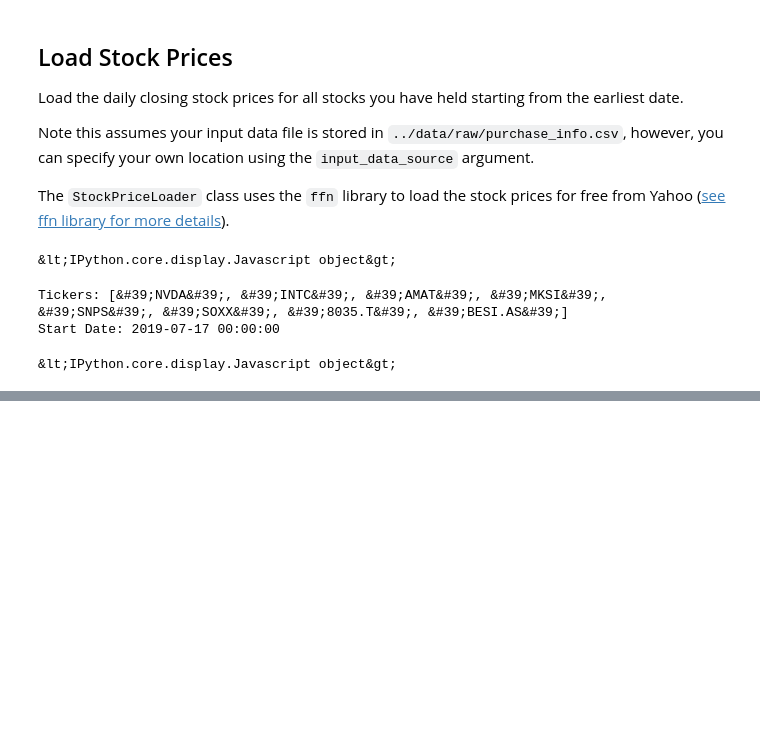
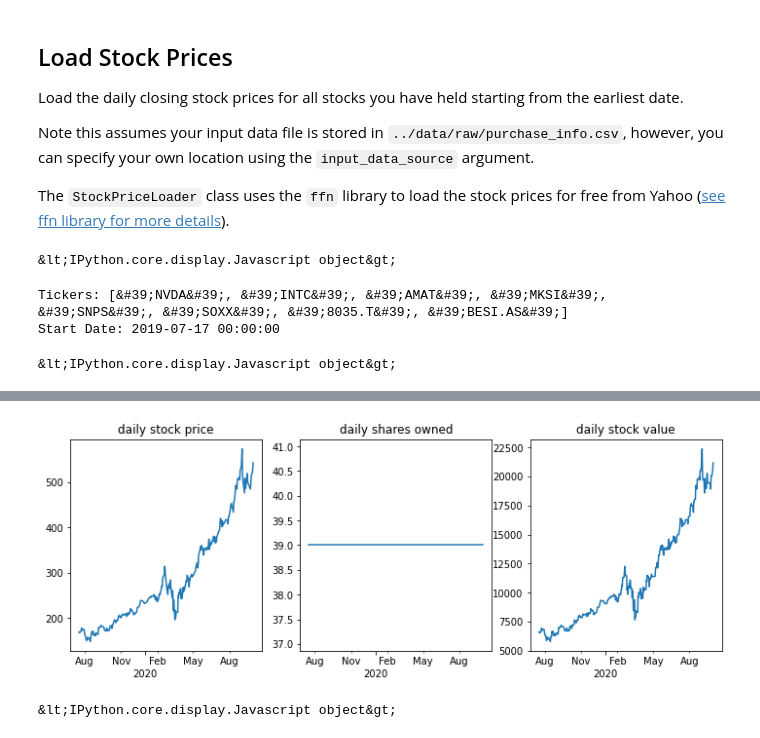
Before and after one commit to julian-west/python_portfolio_tracker, a Jupyter notebook: notebooks/portfolio_analysis.ipynb, the cells around one changed output, grey strips where cells are left out. Cells and saved outputs as stored; diff of their text form; code cells hidden in the pictures; blank space fills up the shorter version.

```diff
--- a/notebooks/portfolio_analysis.ipynb
+++ b/notebooks/portfolio_analysis.ipynb
@@ -88,0 +98,2 @@ plt.show()
+# %%
+stock = CalculateStockValue('NVDA')
@@ -88,0 +124,23 @@ plt.show()
+# %%
+# plot
+years= mdates.YearLocator()
+yearsFmt = mdates.DateFormatter('\n%Y')
+months = mdates.MonthLocator(interval=3)
+monthsFmt = mdates.DateFormatter('%b')
+
+plot_properties = [stock.daily_stock_price,stock.daily_shares_owned, stock.daily_value_usd]
+plot_titles = ['daily stock price', 'daily shares owned','daily stock value']
+_, axs = plt.subplots(ncols=3,figsize=(12,4))
+for i, (property, title) in enumerate(zip(plot_properties,plot_titles)):
+    axs[i].plot(property)
+    axs[i].xaxis.set_minor_locator(months)
+    axs[i].xaxis.set_minor_formatter(monthsFmt)
+    axs[i].xaxis.set_major_locator(years)
+    axs[i].xaxis.set_major_formatter(yearsFmt)
+
+    axs[i].set_title(title)
+
+plt.show()
+# %% [output]
+[figure, added]
+&lt;IPython.core.display.Javascript object&gt;
```
Also changed, not shown: parts of 9 cells of this notebook, 7 other files.
